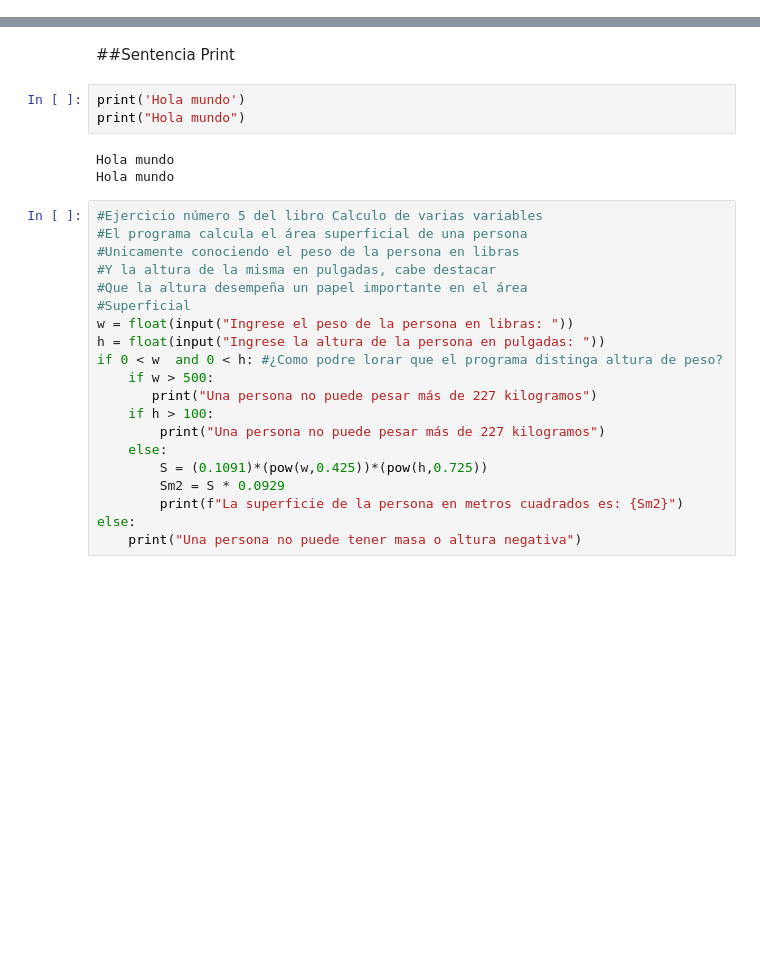
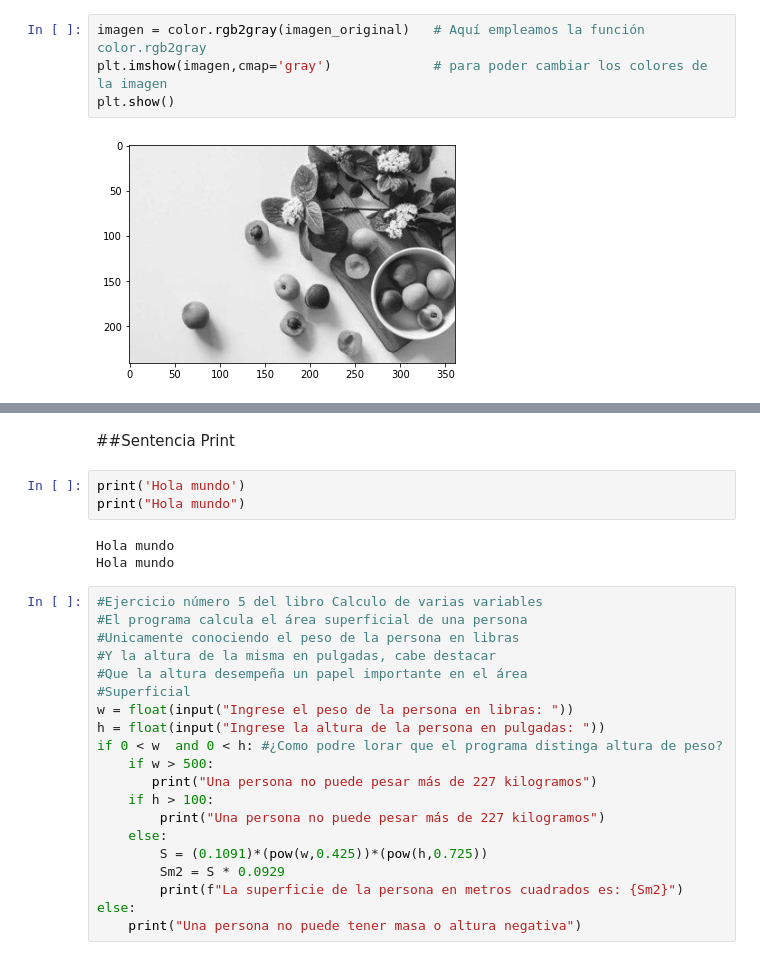
Before and after one commit to leonardolunamoreno/Computadoras-y-programaci-n2021-grupo-1157, a Jupyter notebook: PythonLearn.ipynb, the cells around one changed output, grey strips where cells are left out. Saved outputs shown, nothing was run; the diff lists cells and outputs as text; blank space fills up the shorter version.

```diff
--- a/PythonLearn.ipynb
+++ b/PythonLearn.ipynb
@@ -2,0 +16,6 @@
+# %%
+imagen = color.rgb2gray(imagen_original)   # Aquí empleamos la función color.rgb2gray
+plt.imshow(imagen,cmap='gray')             # para poder cambiar los colores de la imagen
+plt.show()
+# %% [output]
+[figure, added]
```
Also changed, not shown: parts of 16 cells of this notebook.
